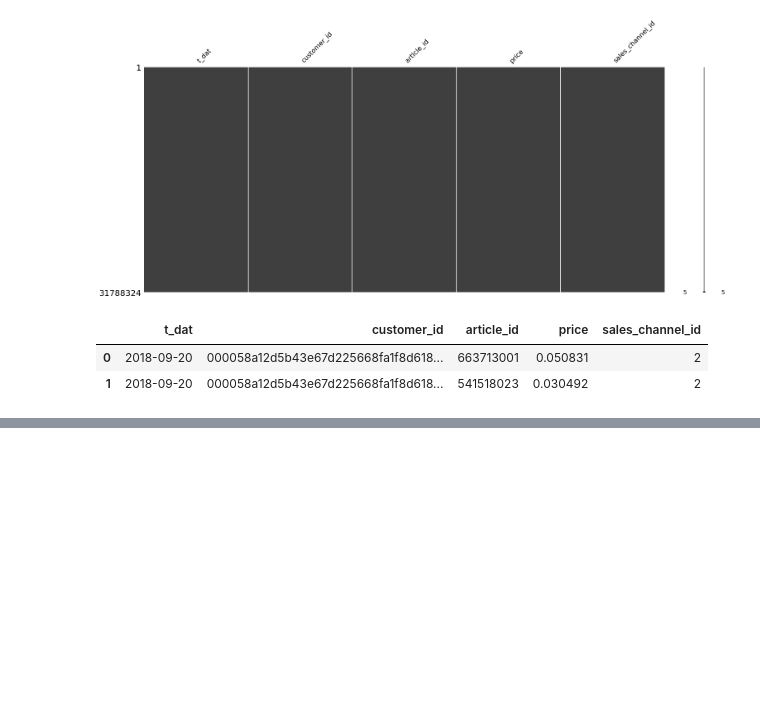
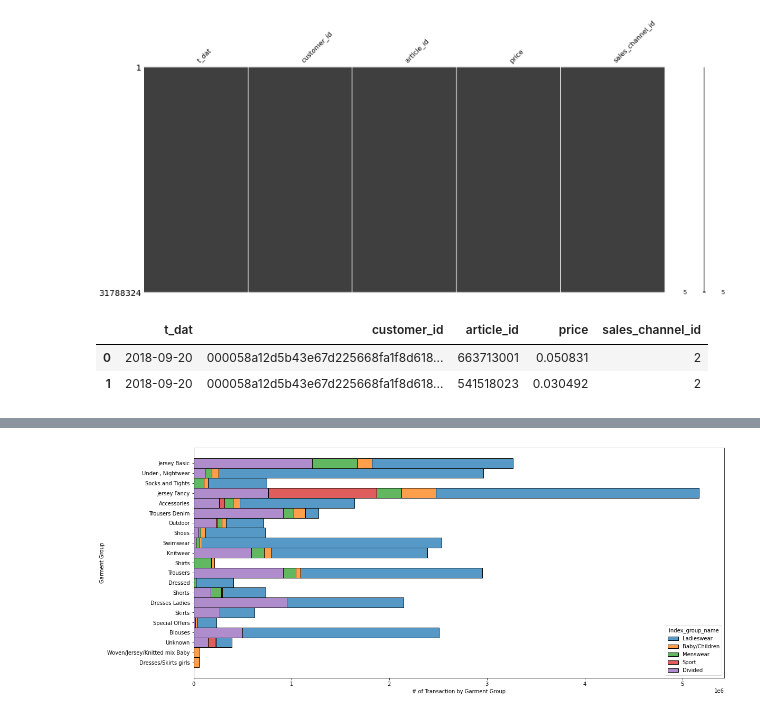
Before and after one commit to xper100/kagglestudy, a Jupyter notebook: H&M Personalized Recommendation/H&M Analysis.ipynb, the cells around one changed output, grey strips where cells are left out. Saved outputs shown, nothing was run; the diff lists cells and outputs as text; code cells hidden in the pictures; blank space fills up the shorter version.

```diff
--- a/H&M Personalized Recommendation/H&M Analysis.ipynb
+++ b/H&M Personalized Recommendation/H&M Analysis.ipynb
@@ -248,0 +341,9 @@ transactions_train.head(2)
+# %%
+# Best Sellers
+fig, ax = plt.subplots(figsize = (18,8))
+ax = sns.histplot(y = 'garment_group_name', data = transation_article, hue = 'index_group_name', multiple = 'stack')
+ax.set_ylabel('Garment Group')
+ax.set_xlabel('# of Transaction by Garment Group')
+plt.show()
+# %% [output]
+[figure, added]
```
Also changed, not shown: parts of 23 cells of this notebook, 2 other files.
